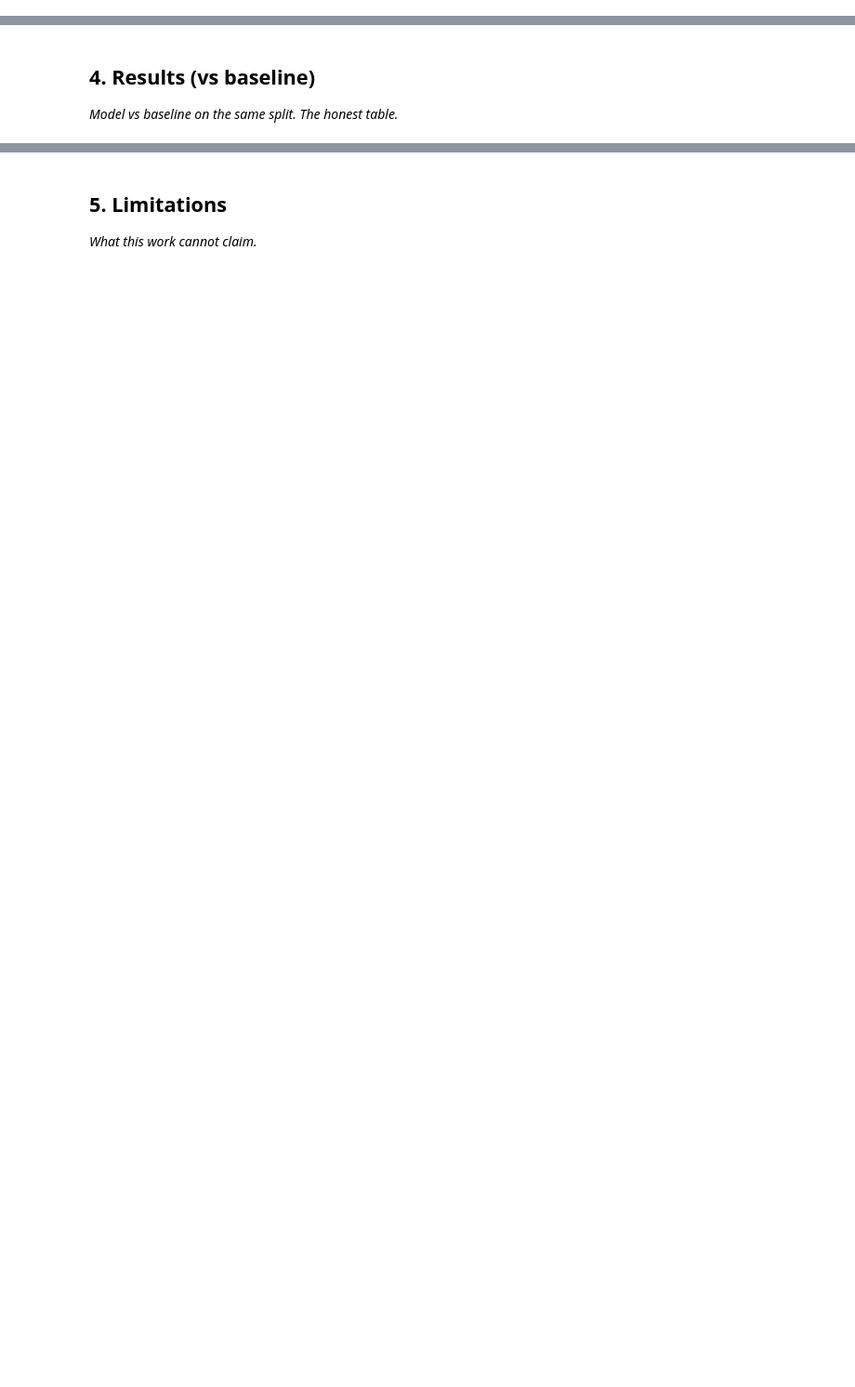
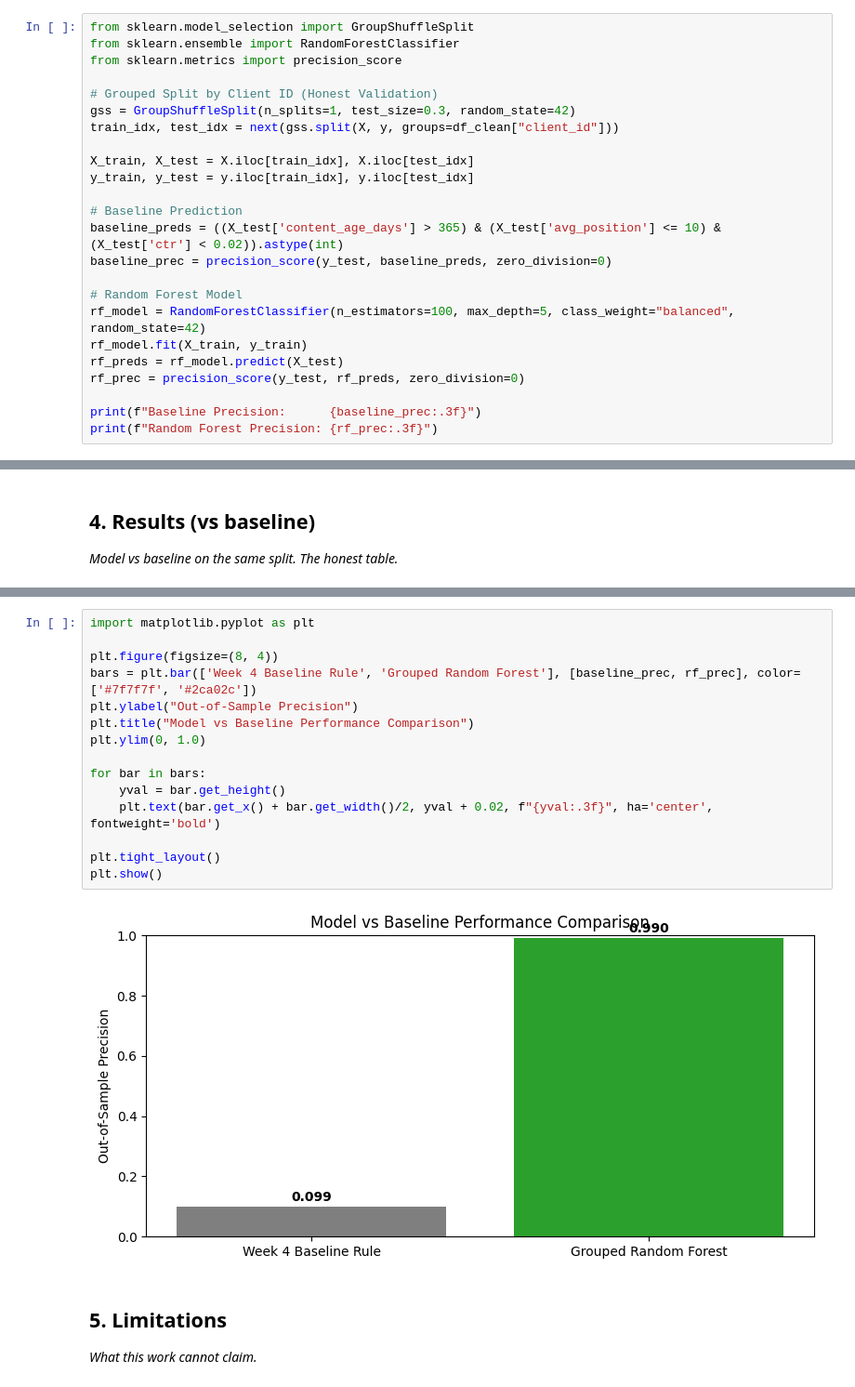
Before and after one commit to Ayushi-369/FlyrankAi-Internship, a Jupyter notebook: work/notebooks/capstone.ipynb, the cells around one changed output, grey strips where cells are left out. Shown at 93% size. Cells and saved outputs as stored; diff of their text form; blank space fills up the shorter version.

```diff
--- a/work/notebooks/capstone.ipynb
+++ b/work/notebooks/capstone.ipynb
@@ -20,0 +81,24 @@ This skeleton is yours to fill. Work the sections **in order** — each one has
+# %%
+from sklearn.model_selection import GroupShuffleSplit
+from sklearn.ensemble import RandomForestClassifier
+from sklearn.metrics import precision_score
+
+# Grouped Split by Client ID (Honest Validation)
+gss = GroupShuffleSplit(n_splits=1, test_size=0.3, random_state=42)
+train_idx, test_idx = next(gss.split(X, y, groups=df_clean["client_id"]))
+
+X_train, X_test = X.iloc[train_idx], X.iloc[test_idx]
+y_train, y_test = y.iloc[train_idx], y.iloc[test_idx]
+
+# Baseline Prediction
+baseline_preds = ((X_test['content_age_days'] > 365) & (X_test['avg_position'] <= 10) & (X_test['ctr'] < 0.02)).astype(int)
+baseline_prec = precision_score(y_test, baseline_preds, zero_division=0)
+
+# Random Forest Model
+rf_model = RandomForestClassifier(n_estimators=100, max_depth=5, class_weight="balanced", random_state=42)
+rf_model.fit(X_train, y_train)
+rf_preds = rf_model.predict(X_test)
+rf_prec = precision_score(y_test, rf_preds, zero_division=0)
+
+print(f"Baseline Precision:      {baseline_prec:.3f}")
+print(f"Random Forest Precision: {rf_prec:.3f}")
@@ -25,3 +125,20 @@ This skeleton is yours to fill. Work the sections **in order** — each one has
+# %%
+import matplotlib.pyplot as plt
+
+plt.figure(figsize=(8, 4))
+bars = plt.bar(['Week 4 Baseline Rule', 'Grouped Random Forest'], [baseline_prec, rf_prec], color=['#7f7f7f', '#2ca02c'])
+plt.ylabel("Out-of-Sample Precision")
+plt.title("Model vs Baseline Performance Comparison")
+plt.ylim(0, 1.0)
+
+for bar in bars:
+    yval = bar.get_height()
+    plt.text(bar.get_x() + bar.get_width()/2, yval + 0.02, f"{yval:.3f}", ha='center', fontweight='bold')
+
+plt.tight_layout()
+plt.show()
+# %% [output]
+[figure, added]
 # %% [markdown]
 ## 5. Limitations
 
```
Also changed, not shown: parts of 15 cells of this notebook.
